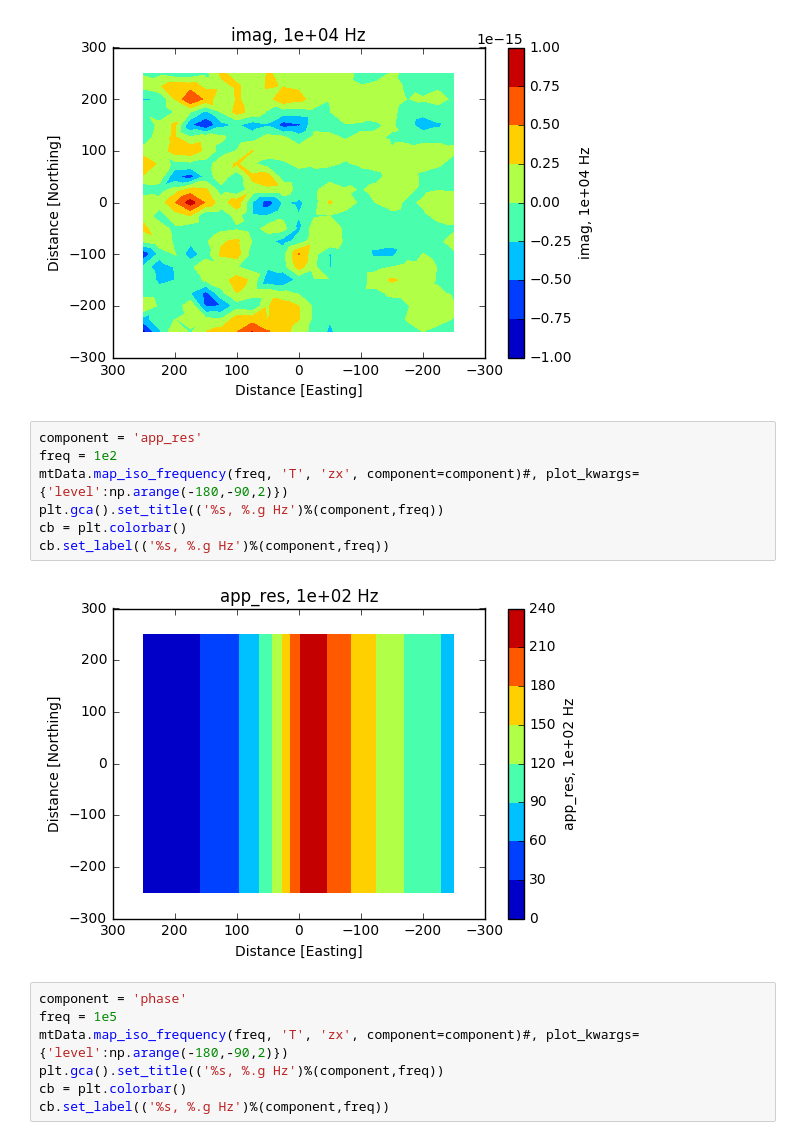
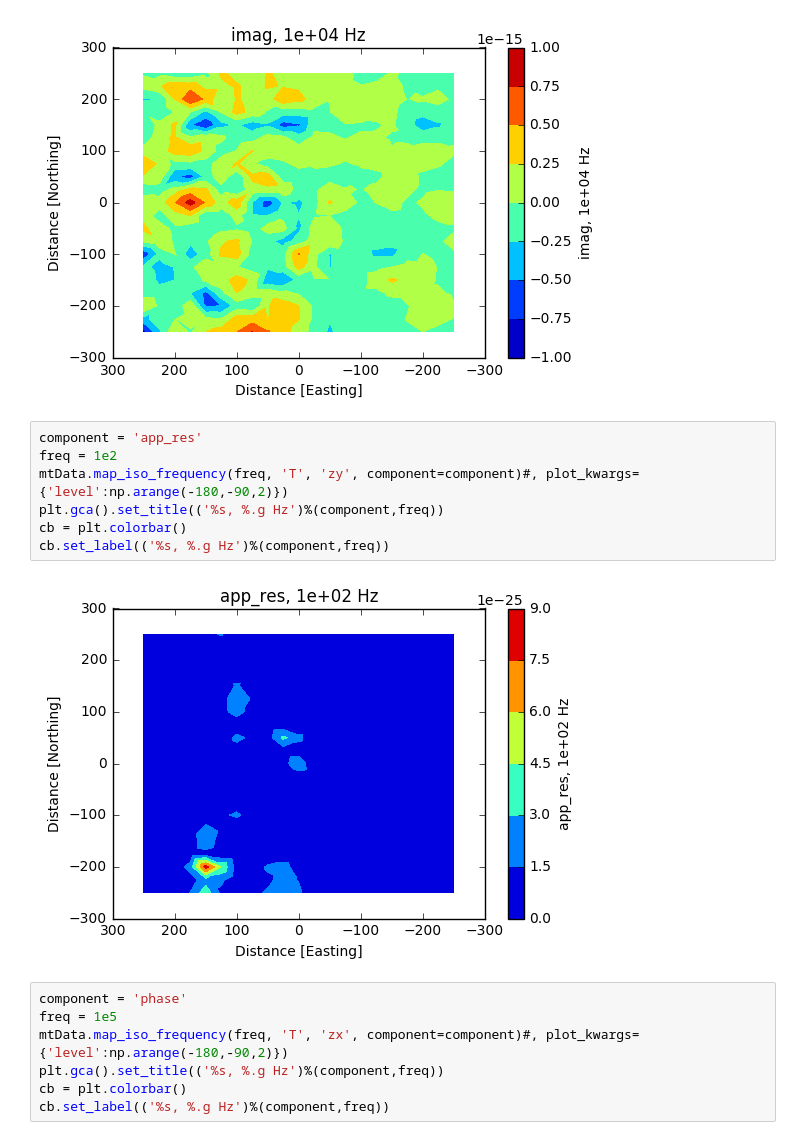
Before and after one commit to geoscixyz/em_examples, a Jupyter notebook: notebooks/geophysical_surveys/MT_Survey/plot data vertical contact.ipynb, the cells around one changed output. Saved outputs shown, nothing was run; the diff lists cells and outputs as text.

```diff
--- a/notebooks/geophysical_surveys/MT_Survey/plot data vertical contact.ipynb
+++ b/notebooks/geophysical_surveys/MT_Survey/plot data vertical contact.ipynb
@@ -221,12 +221,12 @@ cb.set_label(('%s, %.g Hz')%(component,freq))
 # %%
 component = 'app_res'
 freq = 1e2
-mtData.map_iso_frequency(freq, 'T', 'zx', component=component)#, plot_kwargs={'level':np.arange(-180,-90,2)})
+mtData.map_iso_frequency(freq, 'T', 'zy', component=component)#, plot_kwargs={'level':np.arange(-180,-90,2)})
 plt.gca().set_title(('%s, %.g Hz')%(component,freq))
 cb = plt.colorbar()
 cb.set_label(('%s, %.g Hz')%(component,freq))
 # %% [output]
-[figure, old version]
+[figure, new version]
 # %%
 component = 'phase'
 freq = 1e5
```
Also changed, not shown: parts of 2 cells of this notebook, 2 other files.
